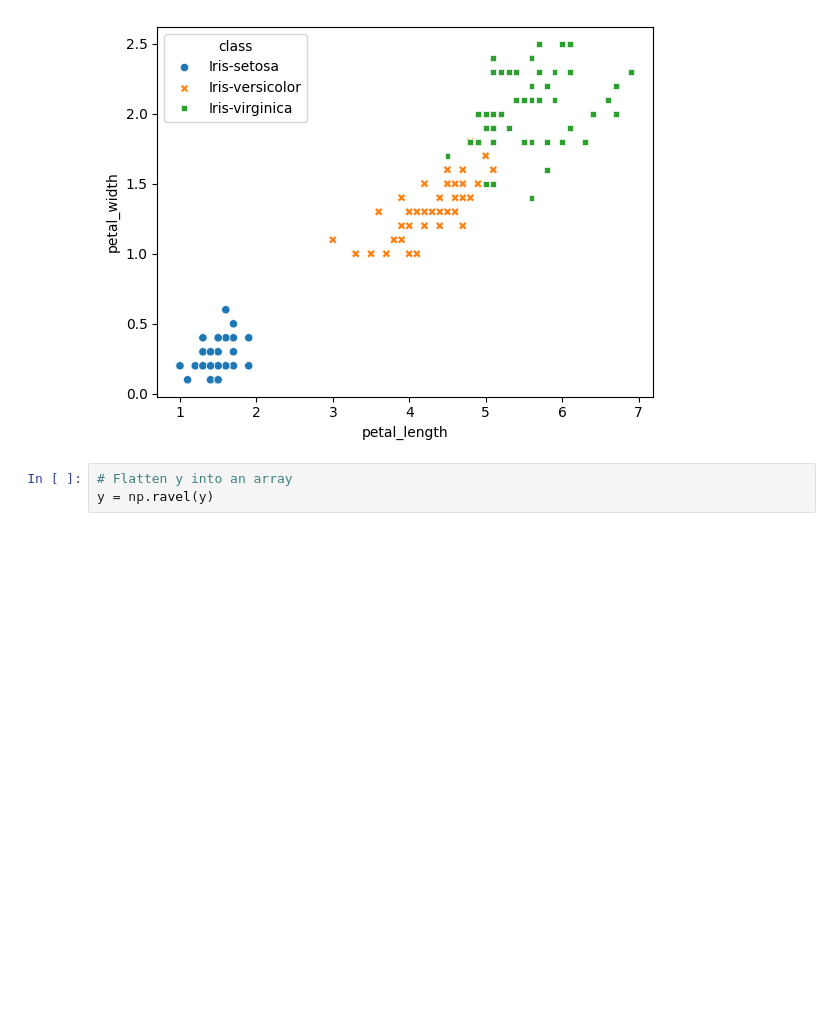
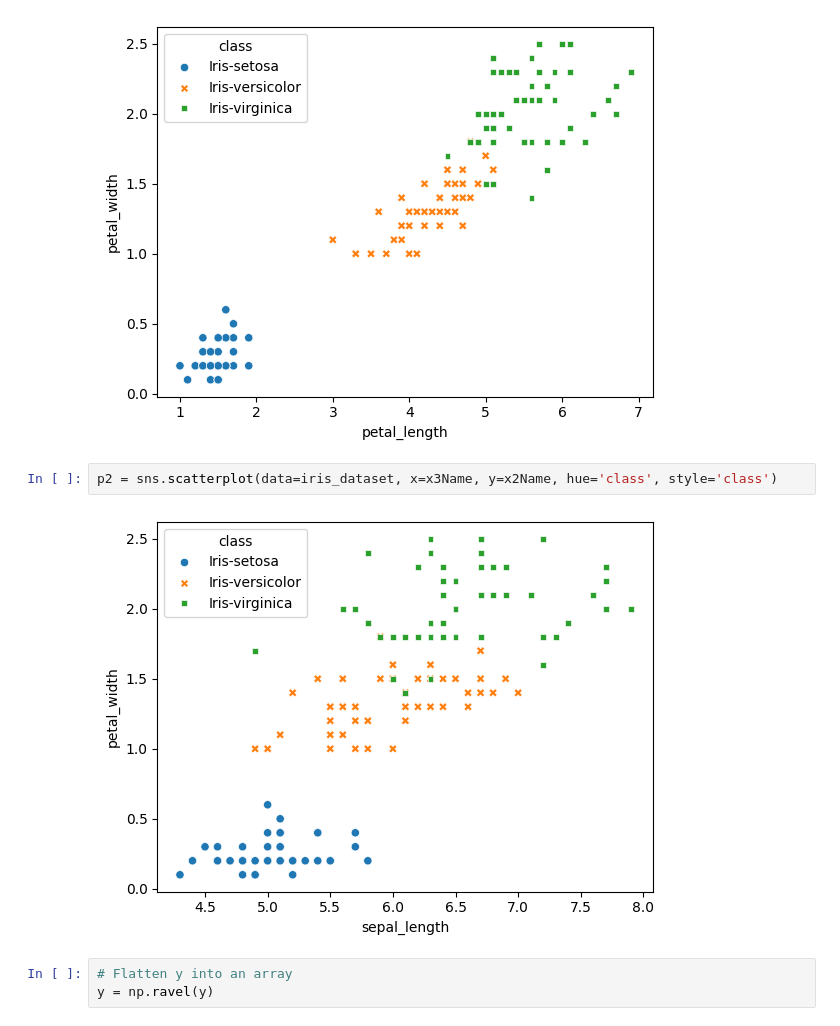
Before and after one commit to gadosanjos/CSCI-164, a Jupyter notebook: chapter1/1.8/iris.ipynb, the cells around one changed output. Cells and saved outputs as stored; diff of their text form; blank space fills up the shorter version.

```diff
--- a/chapter1/1.8/iris.ipynb
+++ b/chapter1/1.8/iris.ipynb
@@ -51,6 +51,10 @@ y.head()
 p = sns.scatterplot(data=iris_dataset, x=x1Name, y=x2Name, hue='class', style='class')
 # %% [output]
 [figure]
+# %%
+p2 = sns.scatterplot(data=iris_dataset, x=x3Name, y=x2Name, hue='class', style='class')
+# %% [output]
+[figure, added]
 # %%
 # Flatten y into an array
 y = np.ravel(y)
```
Also changed, not shown: parts of 1 cell of this notebook, 7 other files.
